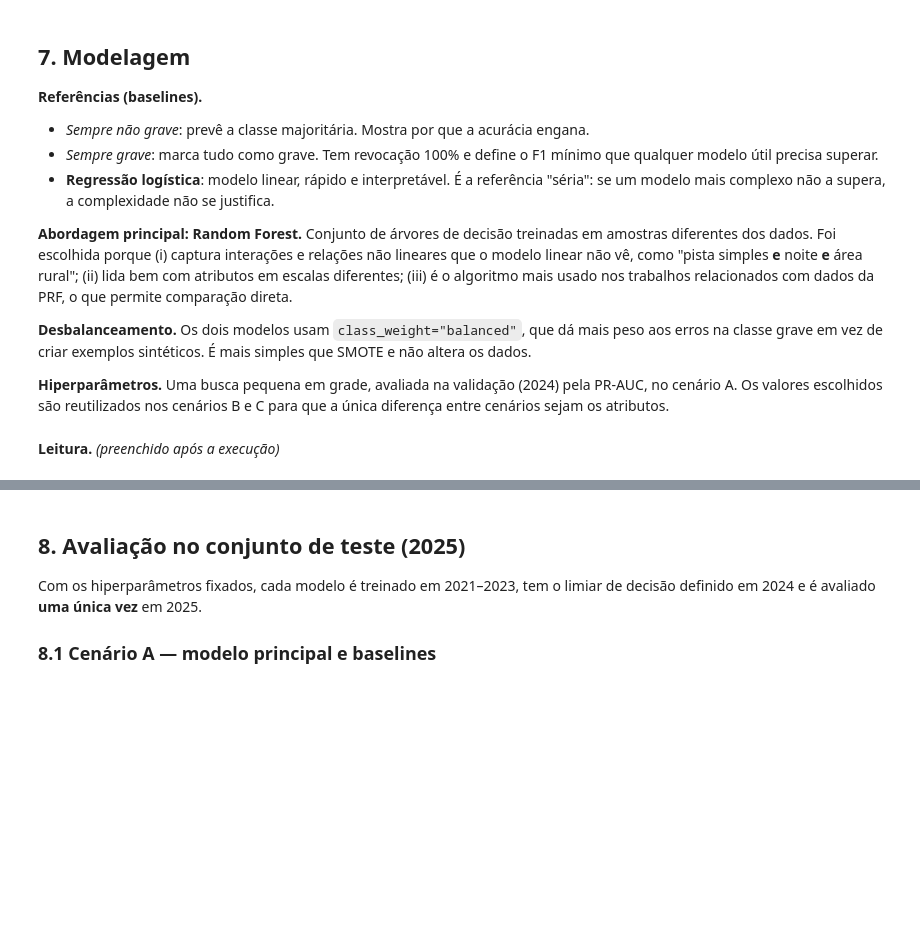
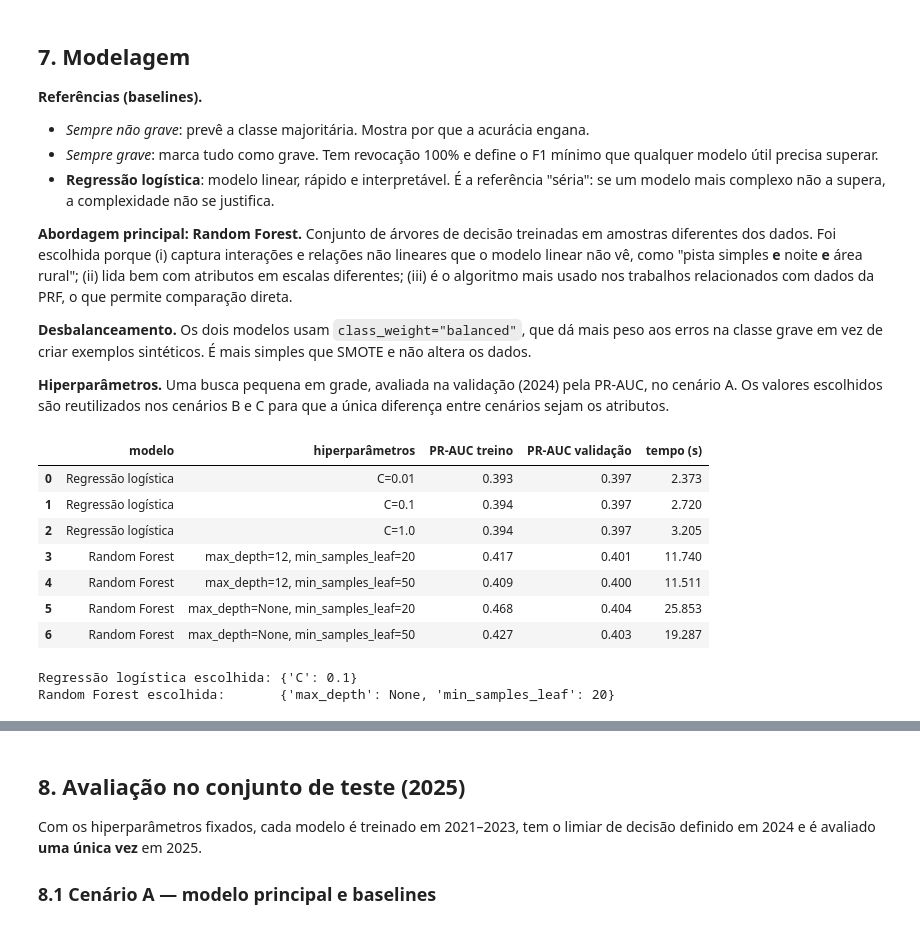
Before and after one commit to JoaoPedroLuz12/AcidentesPRF, a Jupyter notebook: notebook/acidentes_prf_gravidade.ipynb, the cells around one changed output, grey strips where cells are left out. Cells and saved outputs as stored; diff of their text form; code cells hidden in the pictures; blank space fills up the shorter version.

```diff
--- a/notebook/acidentes_prf_gravidade.ipynb
+++ b/notebook/acidentes_prf_gravidade.ipynb
@@ -488,31 +588,40 @@ def prob_grave(modelo, X):
 # %%
 X_tr, X_va = treino[NUM_A + CAT_A], validacao[NUM_A + CAT_A]
 busca = []
 
 # --- Regressão logística: C controla a regularização (menor = mais regularizado)
 for C in [0.01, 0.1, 1.0]:
     inicio = time.time()
     m = montar(LogisticRegression(C=C, class_weight="balanced", max_iter=1000), NUM_A, CAT_A).fit(X_tr, y_treino)
     busca.append({"modelo": "Regressão logística", "hiperparâmetros": f"C={C}",
                   "PR-AUC treino": average_precision_score(y_treino, prob_grave(m, X_tr)),
                   "PR-AUC validação": average_precision_score(y_validacao, prob_grave(m, X_va)),
                   "tempo (s)": time.time() - inicio, "_params": {"C": C}})
 
 # --- Random Forest: profundidade máxima e tamanho mínimo da folha controlam a complexidade
-for profundidade in [12, 20, None]:
-    for folha in [5, 20]:
+for profundidade in [12, None]:
+    for folha in [20, 50]:
         inicio = time.time()
-        rf = RandomForestClassifier(n_estimators=200, max_depth=profundidade, min_samples_leaf=folha,
+        rf = RandomForestClassifier(n_estimators=100, max_samples=0.5, max_depth=profundidade, min_samples_leaf=folha,
                                     max_features="sqrt", class_weight="balanced", n_jobs=-1, random_state=SEMENTE)
         m = montar(rf, NUM_A, CAT_A).fit(X_tr, y_treino)
         busca.append({"modelo": "Random Forest", "hiperparâmetros": f"max_depth={profundidade}, min_samples_leaf={folha}",
                       "PR-AUC treino": average_precision_score(y_treino, prob_grave(m, X_tr)),
                       "PR-AUC validação": average_precision_score(y_validacao, prob_grave(m, X_va)),
                       "tempo (s)": time.time() - inicio,
                       "_params": {"max_depth": profundidade, "min_samples_leaf": folha}})
 
 busca = pd.DataFrame(busca)
 busca.drop(columns="_params").round(4)
+# %% [output]
+|  | modelo | hiperparâmetros | PR-AUC treino | PR-AUC validação | tempo (s) |
+| 0 | Regressão logística | C=0.01 | 0.393 | 0.397 | 2.373 |
+| 1 | Regressão logística | C=0.1 | 0.394 | 0.397 | 2.720 |
+| 2 | Regressão logística | C=1.0 | 0.394 | 0.397 | 3.205 |
+| 3 | Random Forest | max_depth=12, min_samples_leaf=20 | 0.417 | 0.401 | 11.740 |
+| 4 | Random Forest | max_depth=12, min_samples_leaf=50 | 0.409 | 0.400 | 11.511 |
+| 5 | Random Forest | max_depth=None, min_samples_leaf=20 | 0.468 | 0.404 | 25.853 |
+| 6 | Random Forest | max_depth=None, min_samples_leaf=50 | 0.427 | 0.403 | 19.287 |
 # %%
 melhor = busca.loc[busca.groupby("modelo")["PR-AUC validação"].idxmax()].set_index("modelo")
 PARAMS_LR = melhor.loc["Regressão logística", "_params"]
@@ -526,7 +635,8 @@ def nova_logistica():
 
 
 def nova_floresta(semente=SEMENTE):
-    return RandomForestClassifier(n_estimators=200, **PARAMS_RF, max_features="sqrt",
+    return RandomForestClassifier(n_estimators=100, max_samples=0.5, **PARAMS_RF, max_features="sqrt",
                                   class_weight="balanced", n_jobs=-1, random_state=semente)
+# %% [output]
+Regressão logística escolhida: {'C': 0.1}
+Random Forest escolhida:       {'max_depth': None, 'min_samples_leaf': 20}
-# %% [markdown]
-**Leitura.** *(preenchido após a execução)*
```
Also changed, not shown: parts of 54 cells of this notebook.
